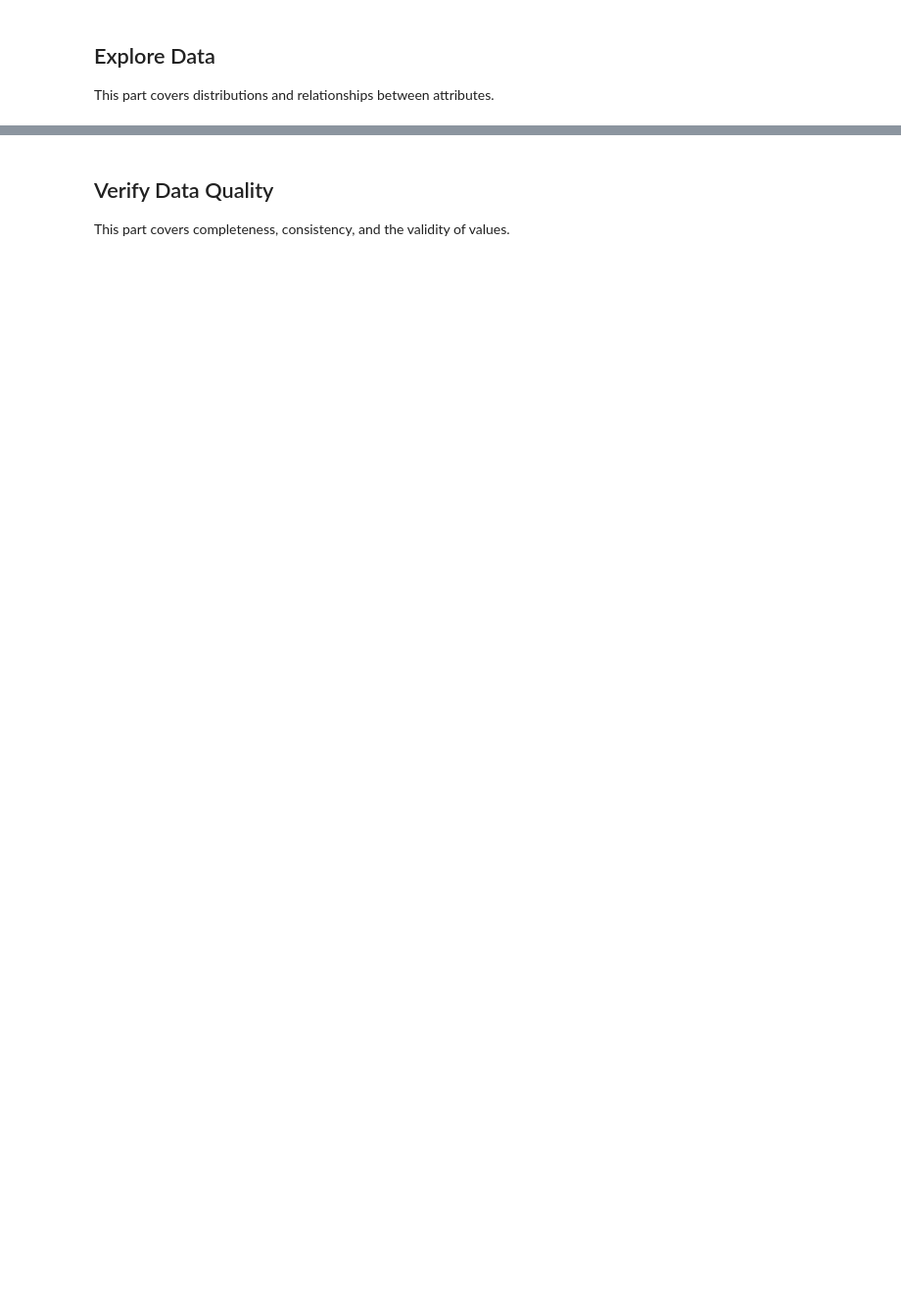
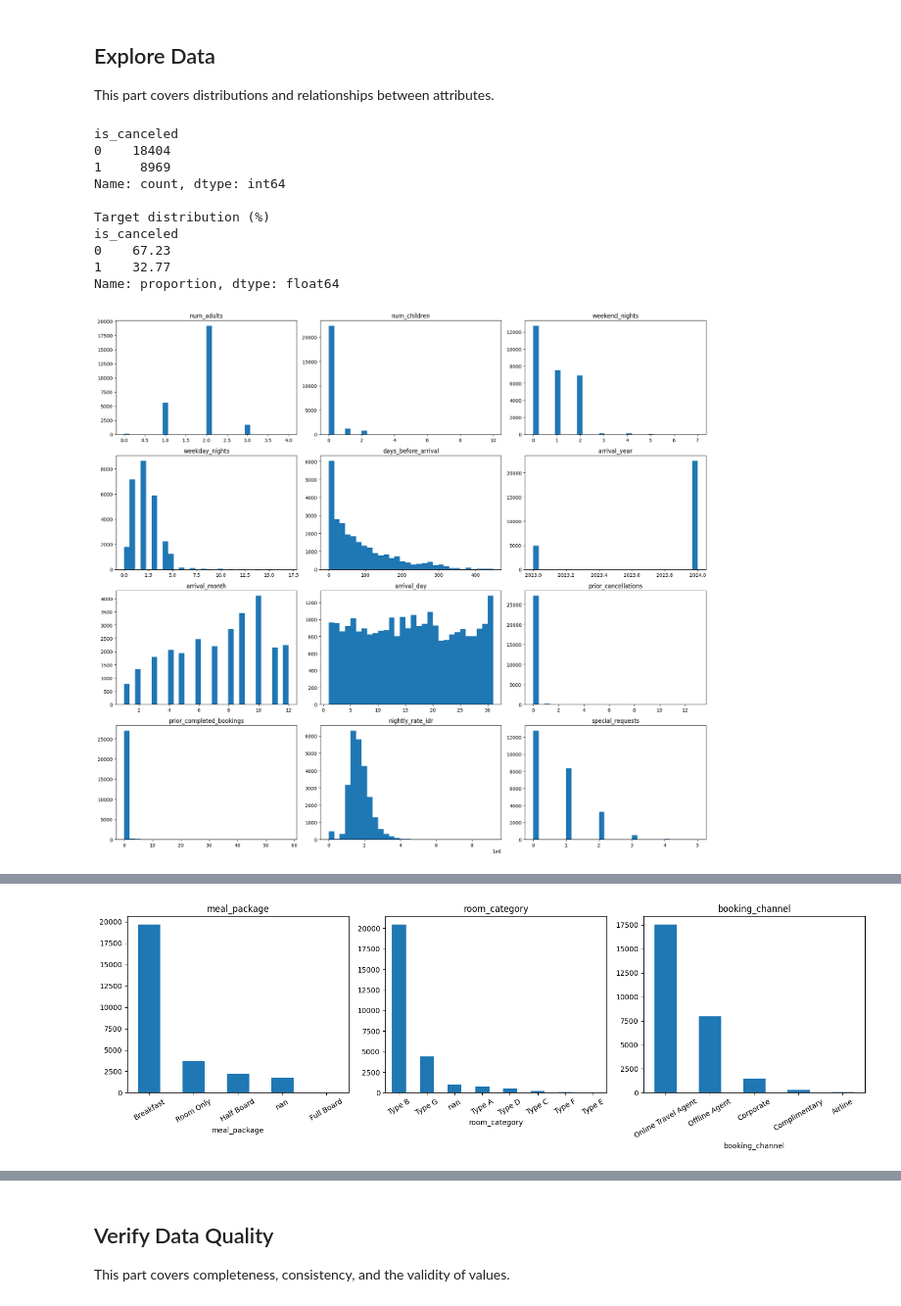
Before and after one commit to aufafaza/IF3170_G11_besokaja, a Jupyter notebook: Notebook.ipynb, the cells around one changed output, grey strips where cells are left out. Shown at 98% size. Cells and saved outputs as stored; diff of their text form; code cells hidden in the pictures; blank space fills up the shorter version.

```diff
--- a/Notebook.ipynb
+++ b/Notebook.ipynb
@@ -128,4 +137,19 @@ Data understanding builds the knowledge that later preparation decisions rest on
 
 This part covers the size, the attribute types, and the meaning of each column.
 # %%
-# Write your code here
+num_cols = [
+    "num_adults", "num_children", "weekend_nights", "weekday_nights",
+    "days_before_arrival", "arrival_year", "arrival_month", "arrival_day",
+    "prior_cancellations", "prior_completed_bookings",
+    "nightly_rate_idr", "special_requests"
+]
+cat_cols = ["meal_package", "room_category", "booking_channel"]
+bin_cols = ["needs_parking", "is_returning_guest"]
+target_col = "is_canceled"
+
+print('\nTRAIN INFO')
+train_df.info()
+print('\nTEST INFO')
+test_df.info()
+
+train_df.head()
@@ -134,4 +182,53 @@ This part covers the size, the attribute types, and the meaning of each column.
 
 This part covers distributions and relationships between attributes.
 # %%
-# Write your code here
+print(train_df[target_col].value_counts())
+print('\nTarget distribution (%)')
+print((train_df[target_col].value_counts(normalize=True) * 100).round(2))
+
+fig, axes = plt.subplots(4, 3, figsize=(18, 16))
+for axis, column in zip(axes.flat, num_cols):
+    axis.hist(train_df[column].dropna(), bins=30)
+    axis.set_title(column)
+plt.tight_layout()
+plt.show()
+
+for column in cat_cols + bin_cols:
+    print(f'--- {column} ---')
+    print(train_df[column].value_counts(dropna=False))
+
+fig, axes = plt.subplots(1, len(cat_cols), figsize=(15, 5))
+for axis, column in zip(axes, cat_cols):
+    train_df[column].value_counts(dropna=False).plot(kind='bar', ax=axis)
+    axis.set_title(column)
+    axis.tick_params(axis='x', rotation=30)
+plt.tight_layout()
+plt.show()
+
+correlation = train_df[num_cols + [target_col]].corr()
+print('\nNumeric correlations with target:')
+print(correlation[target_col].drop(target_col).sort_values(ascending=False))
+fig, axis = plt.subplots(figsize=(10, 8))
+image = axis.imshow(correlation, cmap='coolwarm', vmin=-1, vmax=1)
+axis.set_xticks(range(len(correlation.columns)), correlation.columns, rotation=45, ha='right')
+axis.set_yticks(range(len(correlation.index)), correlation.index)
+fig.colorbar(image, ax=axis)
+plt.tight_layout()
+plt.show()
+
+for column in cat_cols:
+    rate = train_df.groupby(column, dropna=False)[target_col].mean().sort_values(ascending=False)
+    print(f'\nCancellation rate by {column}:')
+    print(rate.round(3))
+# %% [output]
+is_canceled
+0    18404
+1     8969
+Name: count, dtype: int64
+
+Target distribution (%)
+is_canceled
+0    67.23
+1    32.77
+Name: proportion, dtype: float64
+[figure, added]
@@ -137,0 +252 @@ This part covers distributions and relationships between attributes.
+[figure, added]
```
Also changed, not shown: parts of 13 cells of this notebook, 1 other file.
